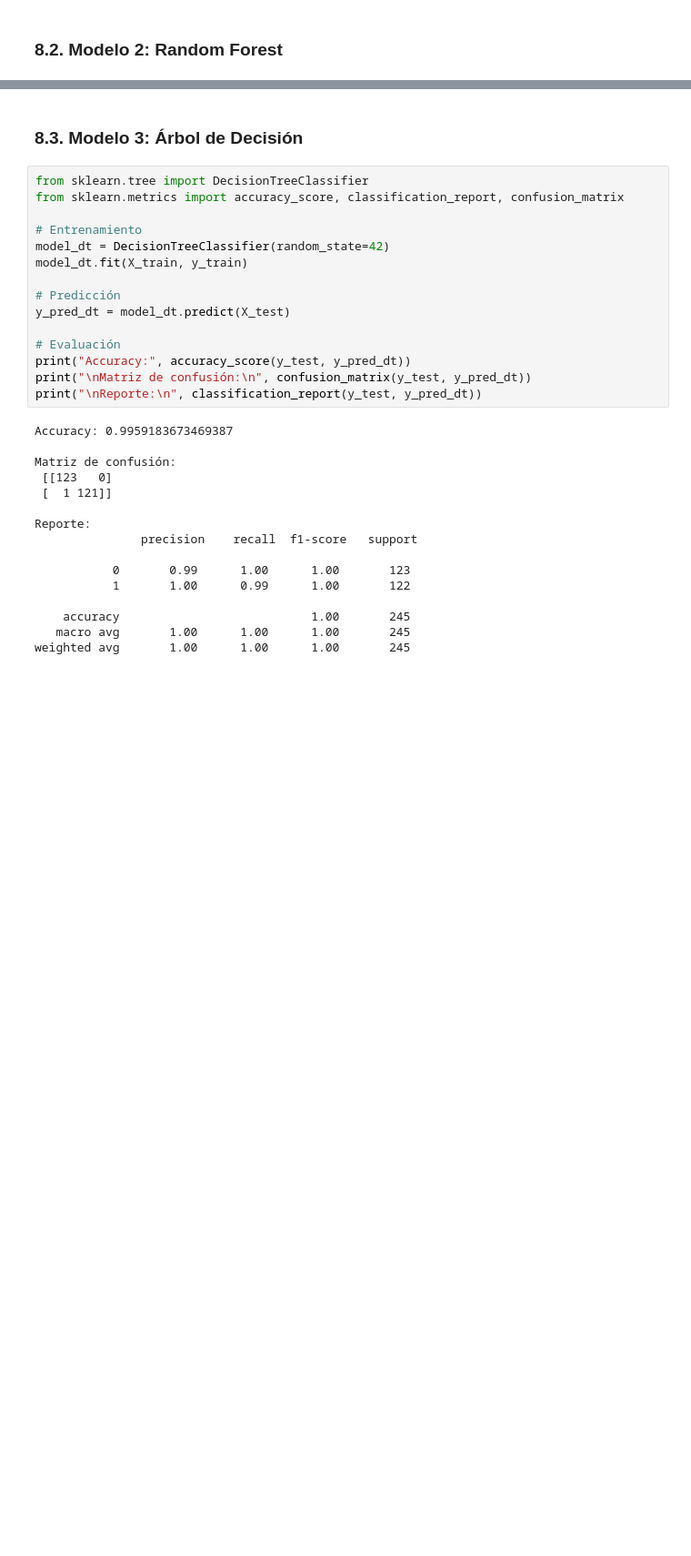
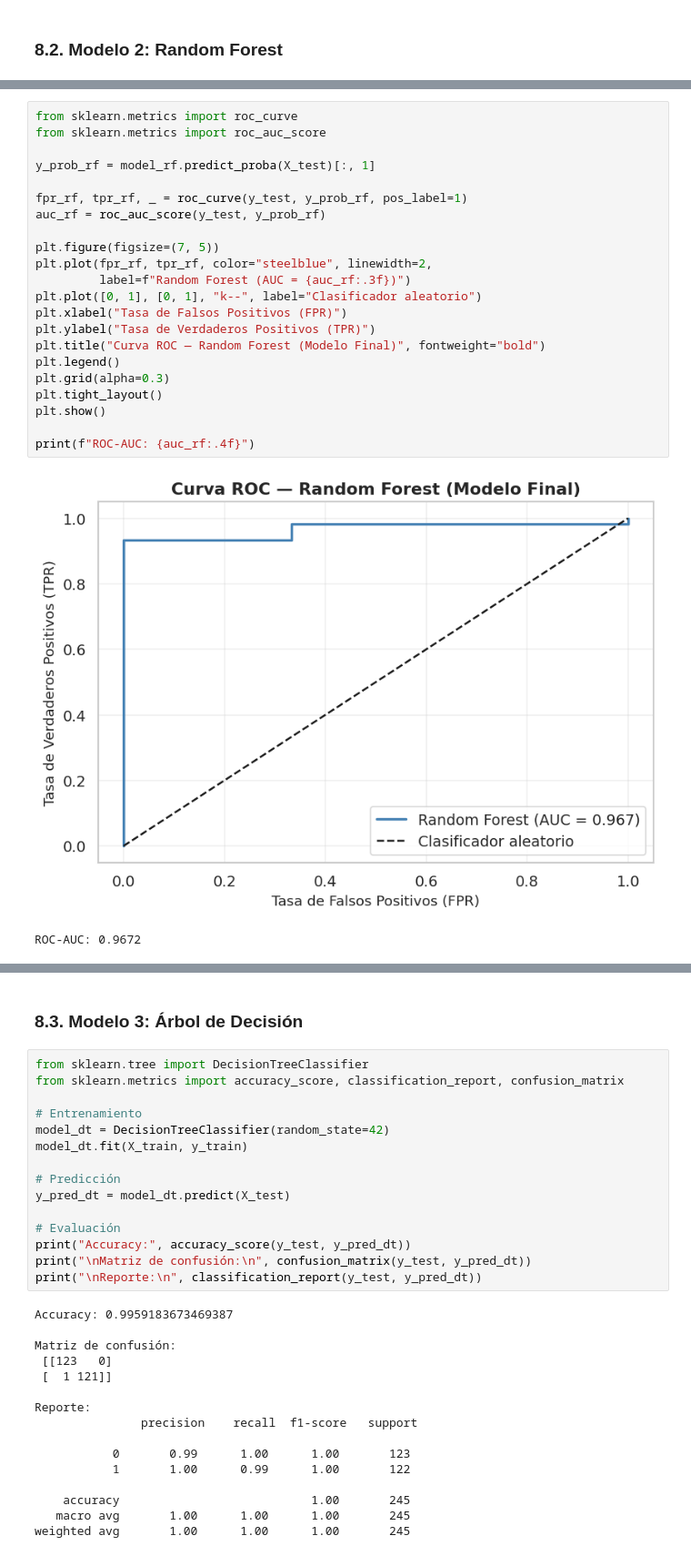
Before and after one commit to NicolleMendozaC/water-quality-dashboard-final, a Jupyter notebook: docs/_sources/notebooks/EDA_Calidad_Agua_2_0.ipynb, the cells around one changed output, grey strips where cells are left out. Shown at 91% size. Cells and saved outputs as stored; diff of their text form; blank space fills up the shorter version.

```diff
--- a/docs/_sources/notebooks/EDA_Calidad_Agua_2_0.ipynb
+++ b/docs/_sources/notebooks/EDA_Calidad_Agua_2_0.ipynb
@@ -1039,0 +1097,25 @@ weighted avg       1.00      1.00      1.00       245
+# %%
+from sklearn.metrics import roc_curve
+from sklearn.metrics import roc_auc_score
+
+y_prob_rf = model_rf.predict_proba(X_test)[:, 1]
+
+fpr_rf, tpr_rf, _ = roc_curve(y_test, y_prob_rf, pos_label=1)
+auc_rf = roc_auc_score(y_test, y_prob_rf)
+
+plt.figure(figsize=(7, 5))
+plt.plot(fpr_rf, tpr_rf, color="steelblue", linewidth=2,
+         label=f"Random Forest (AUC = {auc_rf:.3f})")
+plt.plot([0, 1], [0, 1], "k--", label="Clasificador aleatorio")
+plt.xlabel("Tasa de Falsos Positivos (FPR)")
+plt.ylabel("Tasa de Verdaderos Positivos (TPR)")
+plt.title("Curva ROC — Random Forest (Modelo Final)", fontweight="bold")
+plt.legend()
+plt.grid(alpha=0.3)
+plt.tight_layout()
+plt.show()
+
+print(f"ROC-AUC: {auc_rf:.4f}")
+# %% [output]
+[figure, added]
+ROC-AUC: 0.9672
```
Also changed, not shown: parts of 11 cells of this notebook, 11 other files.
